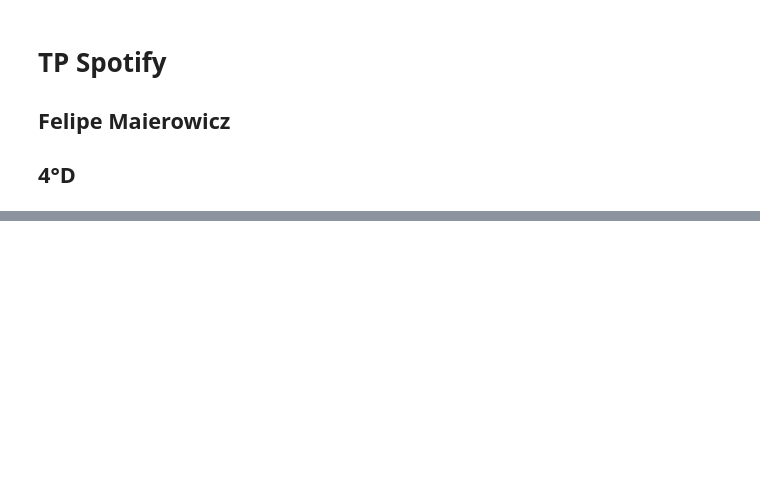
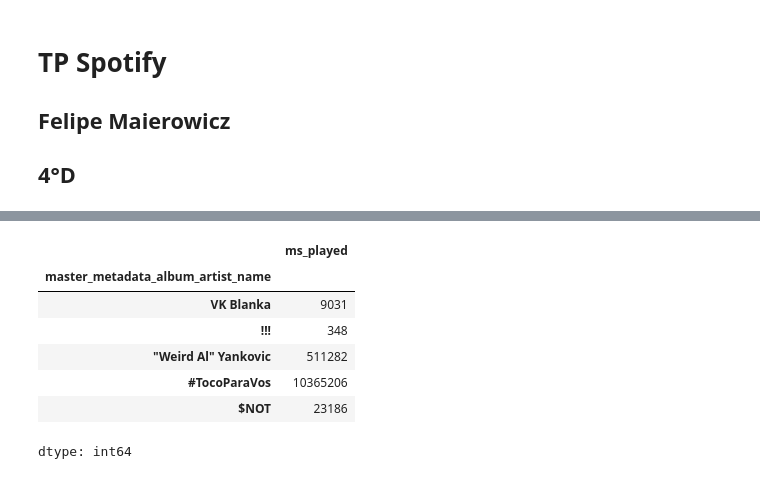
Before and after one commit to Skuerjuan/spotify_chona, a Jupyter notebook: main.ipynb, the cells around one changed output, grey strips where cells are left out. Saved outputs shown, nothing was run; the diff lists cells and outputs as text; code cells hidden in the pictures; blank space fills up the shorter version.

```diff
--- a/main.ipynb
+++ b/main.ipynb
@@ -64,0 +88,14 @@ Index(['ts', 'username', 'platform', 'ms_played', 'conn_country',
+# %%
+# Duración por artista
+
+time_spent_artist = dataset.groupby("master_metadata_album_artist_name")['ms_played'].sum()
+time_spent_artist.head()
+# %% [output]
+|  | ms_played |
+| master_metadata_album_artist_name |  |
+| VK Blanka | 9031 |
+| !!! | 348 |
+| "Weird Al" Yankovic | 511282 |
+| #TocoParaVos | 10365206 |
+| $NOT | 23186 |
+dtype: int64
```
Also changed, not shown: parts of 6 cells of this notebook.
